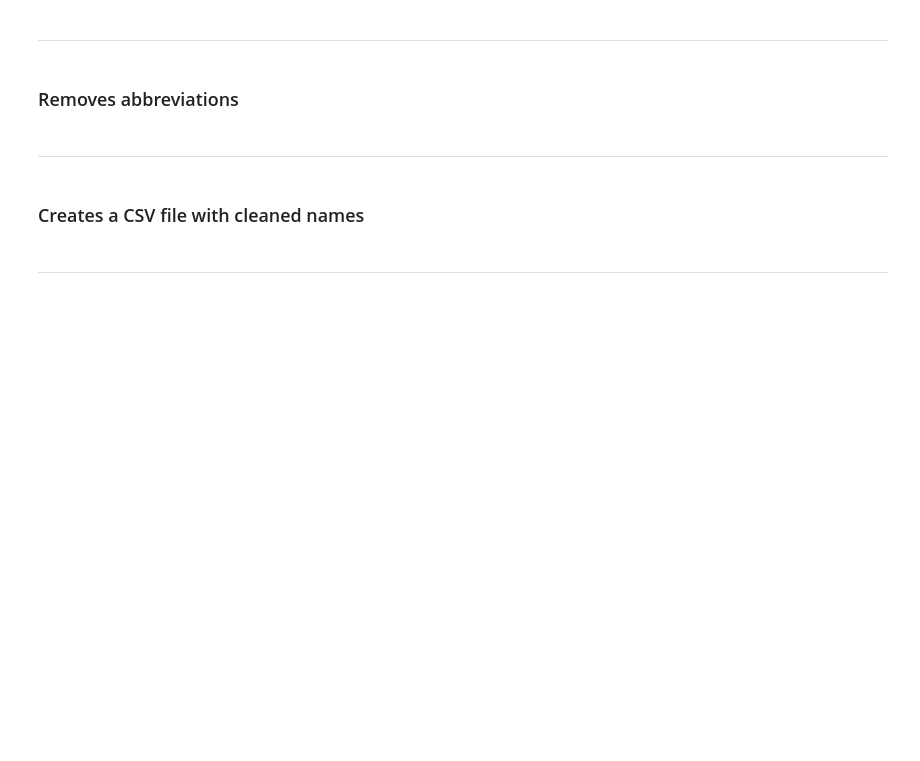
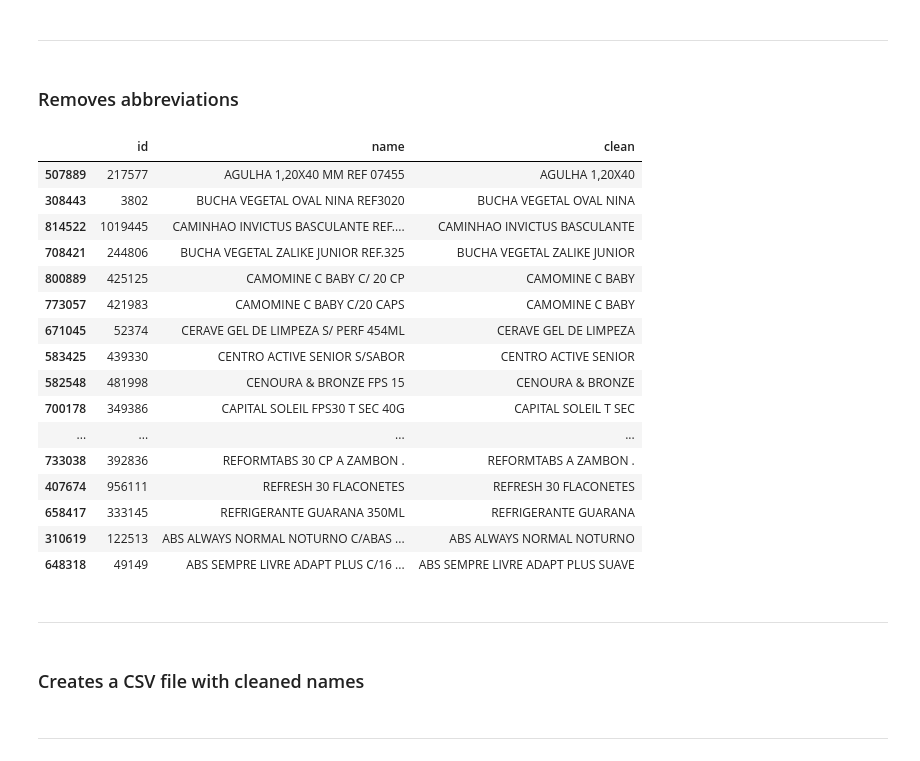
Before and after one commit to cfascina/product-name-pattern, a Jupyter notebook: main.ipynb, the cells around one changed output. Cells and saved outputs as stored; diff of their text form; code cells hidden in the pictures; blank space fills up the shorter version.

```diff
--- a/main.ipynb
+++ b/main.ipynb
@@ -136,7 +162,7 @@ def clean_abbrs(name):
                 pass
         elif word.startswith(tuple(abbrs)):
             for abbr in abbrs:
-                if abbr == 'REF' == word[:3] and not word[len(abbr):][0].isdigit():
+                if abbr == 'REF' == word[:3] and word[3] != '.' and not word[len(abbr):][0].isdigit():
                     break
                 else:
                     to_remove.append(word)
@@ -145,11 +171,29 @@ def clean_abbrs(name):
 # %%
 df['clean'] = df['clean'].apply(lambda x: clean_abbrs(x))
 # %%
-# # Tested Items
-# df.loc[[
-#     507889, 308443, 814522, 708421, 800889, 773057, 671045, 583425, 582548, 700178,
-#     318441, 318442, 214566, 632491, 480583, 733038, 407674, 658417, 310619, 648318
-# ]]
+# Tested Items
+df.loc[[
+    507889, 308443, 814522, 708421, 800889, 773057, 671045, 583425, 582548, 700178,
+    318441, 318442, 214566, 632491, 480583, 733038, 407674, 658417, 310619, 648318
+]]
+# %% [output]
+|  | id | name | clean |
+| 507889 | 217577 | AGULHA 1,20X40 MM REF 07455 | AGULHA 1,20X40 |
+| 308443 | 3802 | BUCHA VEGETAL OVAL NINA REF3020 | BUCHA VEGETAL OVAL NINA |
+| 814522 | 1019445 | CAMINHAO INVICTUS BASCULANTE REF.... | CAMINHAO INVICTUS BASCULANTE |
+| 708421 | 244806 | BUCHA VEGETAL ZALIKE JUNIOR REF.325 | BUCHA VEGETAL ZALIKE JUNIOR |
+| 800889 | 425125 | CAMOMINE C BABY C/ 20 CP | CAMOMINE C BABY |
+| 773057 | 421983 | CAMOMINE C BABY C/20 CAPS | CAMOMINE C BABY |
+| 671045 | 52374 | CERAVE GEL DE LIMPEZA S/ PERF 454ML | CERAVE GEL DE LIMPEZA |
+| 583425 | 439330 | CENTRO ACTIVE SENIOR S/SABOR | CENTRO ACTIVE SENIOR |
+| 582548 | 481998 | CENOURA & BRONZE FPS 15 | CENOURA & BRONZE |
+| 700178 | 349386 | CAPITAL SOLEIL FPS30 T SEC 40G | CAPITAL SOLEIL T SEC |
+| ... | ... | ... | ... |
+| 733038 | 392836 | REFORMTABS 30 CP A ZAMBON . | REFORMTABS A ZAMBON . |
+| 407674 | 956111 | REFRESH 30 FLACONETES | REFRESH 30 FLACONETES |
+| 658417 | 333145 | REFRIGERANTE GUARANA 350ML | REFRIGERANTE GUARANA |
+| 310619 | 122513 | ABS ALWAYS NORMAL NOTURNO C/ABAS ... | ABS ALWAYS NORMAL NOTURNO |
+| 648318 | 49149 | ABS SEMPRE LIVRE ADAPT PLUS C/16 ... | ABS SEMPRE LIVRE ADAPT PLUS SUAVE |
 # %% [markdown]
 ---
 # %% [markdown]
```
Also changed, not shown: parts of 5 cells of this notebook.
